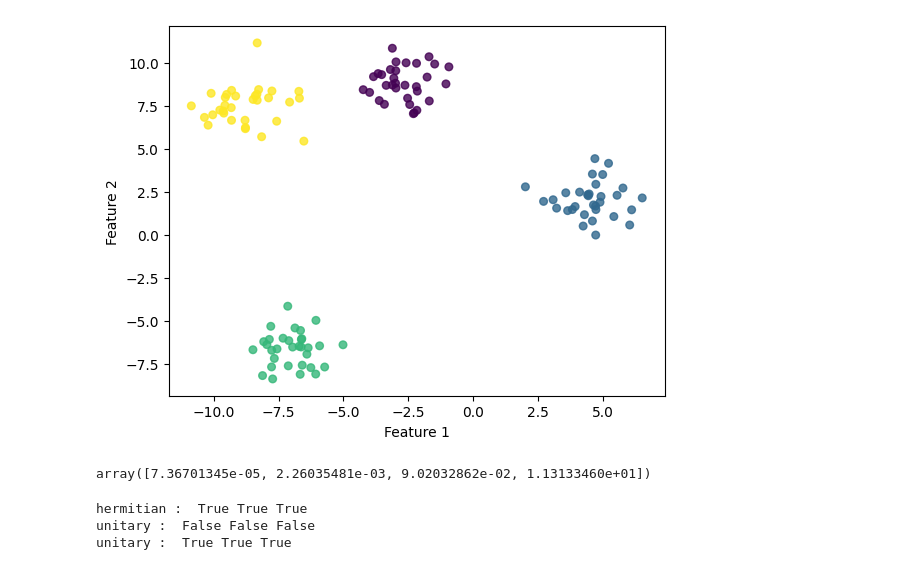
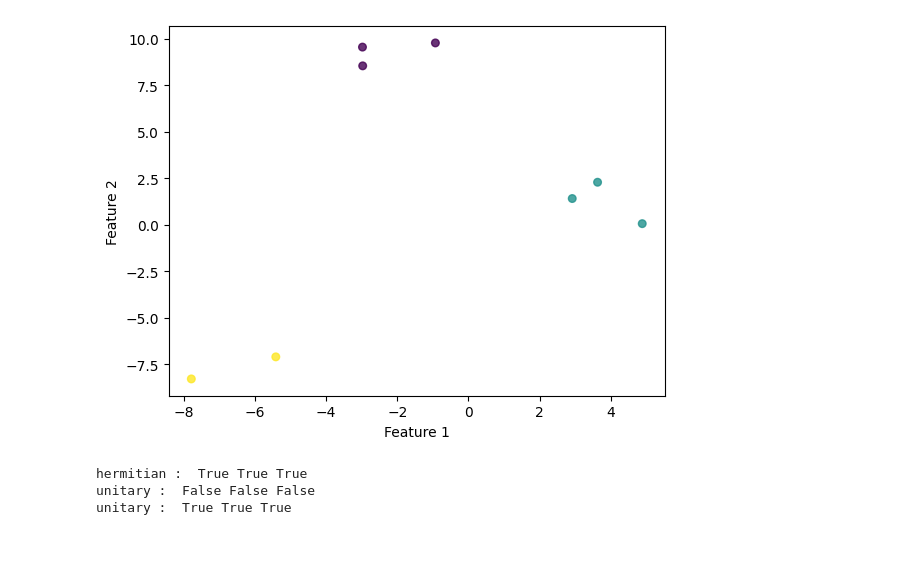
Before and after one commit to 24shiny/Inverse_Laplacian_embedding, a Jupyter notebook: Laplacian_embedding/quantum_LE.ipynb, the cells around one changed output. Drawn from its saved outputs; the diff is of its cells as text; code cells hidden in the pictures.

```diff
--- a/Laplacian_embedding/quantum_LE.ipynb
+++ b/Laplacian_embedding/quantum_LE.ipynb
@@ -13,24 +14,19 @@ from scipy.linalg import expm
 # %%
 # data generation
-X, Y = datasets.make_blobs(n_samples=128, centers=4, random_state=42)
+X, Y = datasets.make_blobs(n_samples=8, centers=3, random_state=42)
 plt.scatter(X[:, 0], X[:, 1], c=Y, cmap='viridis', s=30, alpha=0.8)
 plt.xlabel('Feature 1')
 plt.ylabel('Feature 2')
 plt.show()
 
 # matrices
 A = np.exp(-pairwise_distances(X, metric='euclidean'))
 D = np.diag(np.sum(A, axis=1))
 L = D - A
 L_inv = np.linalg.inv(L + np.eye(L.shape[0]) * 1e-6)
 L_inv_norm = L_inv / np.linalg.norm(L_inv)
-
-# eigendecomposition for reference
-inv_val, inv_vec = eigh(normalize(L_inv))
-inv_val[-4:]
 # %% [output]
-[figure, old version]
+[figure, new version]
-array([7.36701345e-05, 2.26035481e-03, 9.02032862e-02, 1.13133460e+01])
 # %%
 # check if a matrix is Hermitian
 def check_hermitain(A):
```
Also changed, not shown: parts of 13 cells of this notebook.
